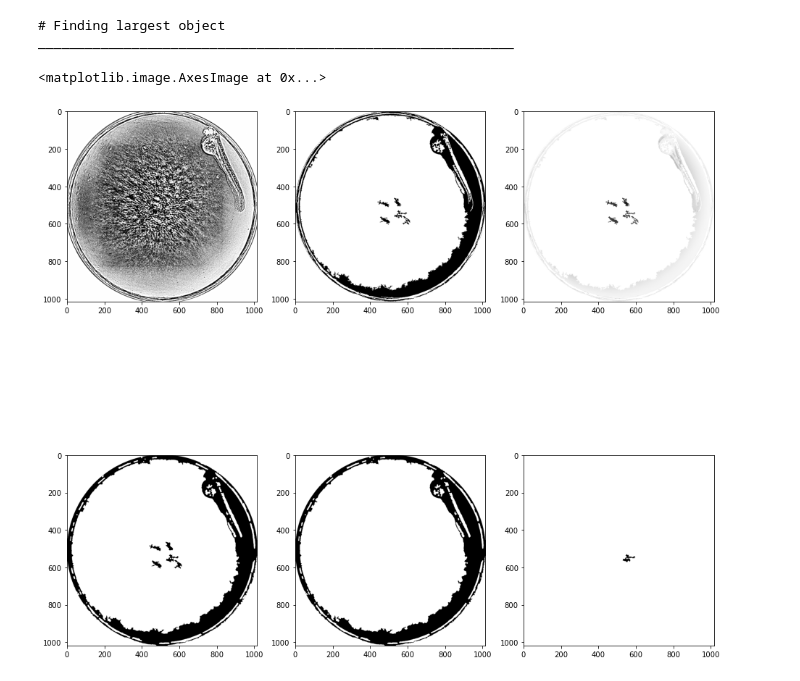
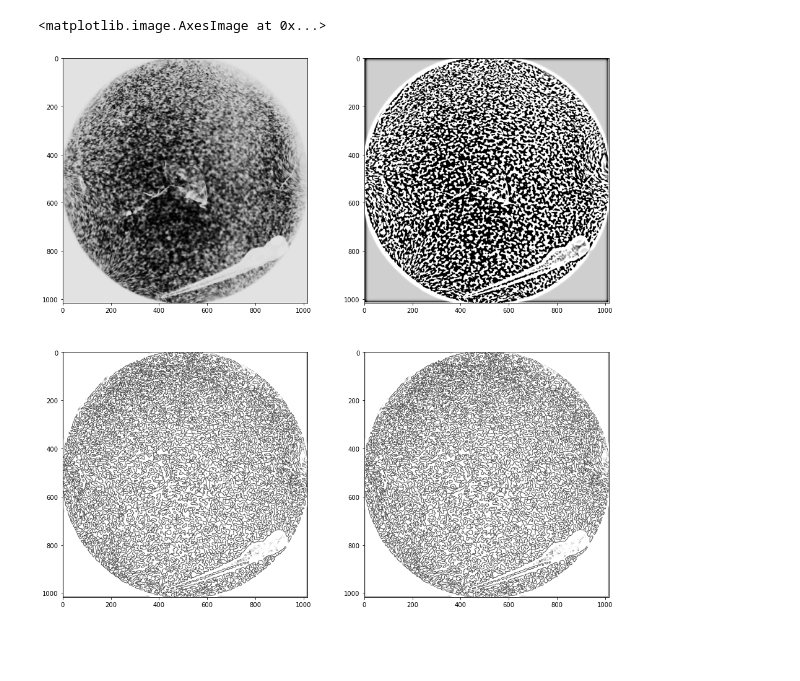
Before and after one commit to gimesia/zebrafisher, a Jupyter notebook: __jupyter__/new_find_fish.ipynb, the cells around one changed output. Saved outputs shown, nothing was run; the diff lists cells and outputs as text; code cells hidden in the pictures; blank space fills up the shorter version.

```diff
--- a/__jupyter__/new_find_fish.ipynb
+++ b/__jupyter__/new_find_fish.ipynb
@@ -16,6 +13,7 @@ from src.utils import keep_second_largest_object
 from src.well.find_well_props import find_well_props
 # %%
-input_img = InputImage("zf21.czi")
+input_img = InputImage("zf3.czi")
+
 input_img.processed = normalize_0_255(input_img.processed)
 input_img.processed = np.uint8(input_img.processed)
 input_img = find_well_props(input_img)
@@ -50,37 +48,20 @@ _____________________________________________________________
 # %%
-from skimage.morphology import binary_dilation, square
-from skimage.exposure import rescale_intensity
+from skimage.restoration import denoise_wavelet
 from skimage.filters.ridges import frangi, meijering
 
 masked = input_img.well_props.mask.cropped_masked
 
-unsharp_ = unsharp_mask(equalize_adapthist(masked), amount=40, radius=3)
-th = unsharp_ < 0.20
+a = equalize_hist(masked)
+b = wiener(a, (5, 5))
+c = unsharp_mask(b, amount=60, radius=6)
+d = sobel(c)
 
-min_object_size = unsharp_.size * 0.0005
-rso = remove_small_objects(th, min_size=min_object_size)
-
-min_hole_size = unsharp_.size * 0.001
-rsh = remove_small_holes(rso, area_threshold=min_hole_size)
-
-th_ = rsh * input_img.well_props.mask.cropped
-
-ope = binary_opening(th_, disk(3))
-ope = binary_closing(th_, disk(3))
-
-klo = keep_largest_object(ope)
-klso = keep_second_largest_object(ope)
-
-fig, ax = plt.subplots(nrows=2, ncols=3, figsize=(16, 16))
+fig, ax = plt.subplots(nrows=2, ncols=2, figsize=(16, 16))
 ax = ax.ravel()
-ax[0].imshow((unsharp_), 'binary')
-ax[1].imshow(th_, 'binary')
-ax[2].imshow(th_ * masked, 'binary')
-ax[3].imshow(ope, 'binary')
-ax[4].imshow(klo, 'binary')
-ax[5].imshow(klso, 'binary')
+ax[0].imshow(b, 'binary')
+ax[1].imshow(c, 'binary')
+ax[2].imshow(d, 'binary')
+ax[3].imshow(d, 'binary')
 # %% [output]
-# Finding largest object
-_____________________________________________________________
+<matplotlib.image.AxesImage at 0x...>
-<matplotlib.image.AxesImage at 0x...>
-[figure, old version]
+[figure, new version]
```
Also changed, not shown: parts of 9 cells of this notebook.
